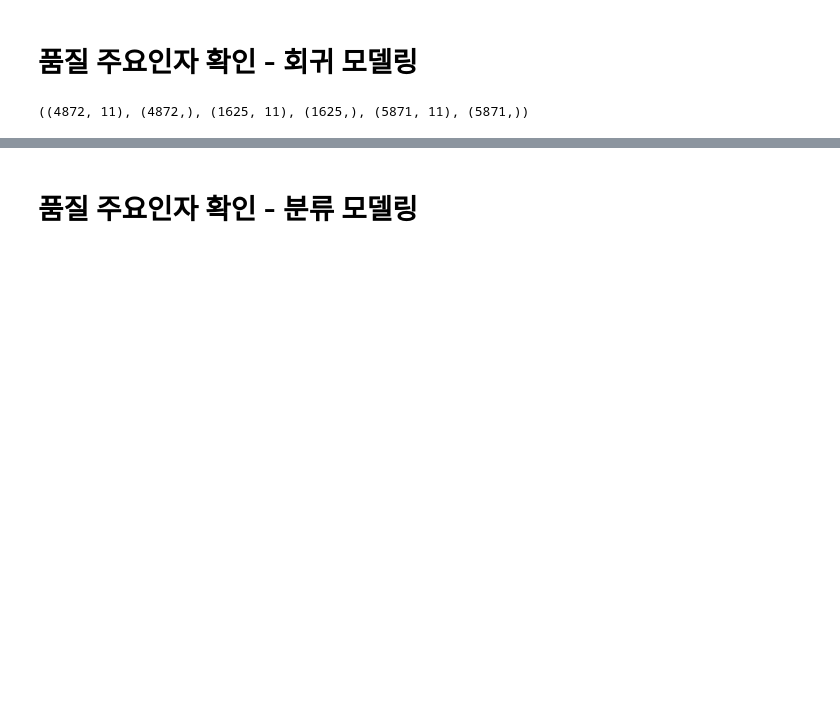
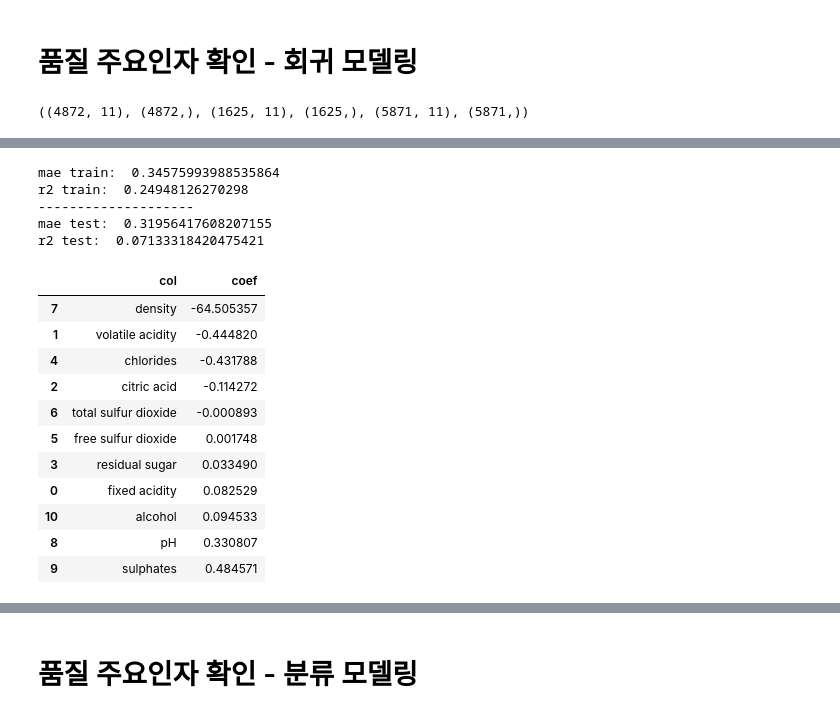
Before and after one commit to seonydg/ml-premium-wine-production-analysis, a Jupyter notebook: premium-wine-production-analysis-1.ipynb, the cells around one changed output, grey strips where cells are left out. Cells and saved outputs as stored; diff of their text form; code cells hidden in the pictures; blank space fills up the shorter version.

```diff
--- a/premium-wine-production-analysis-1.ipynb
+++ b/premium-wine-production-analysis-1.ipynb
@@ -199,0 +268,40 @@ train_x.shape, train_y.shape, test_x.shape, test_y.shape, o_Train_X.shape, o_Tra
+# %%
+lr = LR()
+lr.fit(o_Train_X, o_Train_Y)
+
+pred_train = lr.predict(o_Train_X)
+pred_test = lr.predict(test_x)
+
+mae_train = mean_absolute_error(o_Train_Y, pred_train)
+r2_train = r2_score(o_Train_Y, pred_train)
+
+mae_test = mean_absolute_error(test_y, pred_test)
+r2_test = r2_score(test_y, pred_test)
+
+print(f'mae train: ', mae_train)
+print('r2 train: ', r2_train)
+print('-'*20)
+print('mae test: ', mae_test)
+print('r2 test: ', r2_test)
+# %% [output]
+mae train:  0.34575993988535864
+r2 train:  0.24948126270298
+--------------------
+mae test:  0.31956417608207155
+r2 test:  0.07133318420475421
+# %%
+df_coef = pd.DataFrame({'col':X.columns, 'coef':lr.coef_}).reset_index(drop=True)
+df_coef.sort_values('coef')
+# %% [output]
+|  | col | coef |
+| 7 | density | -64.505357 |
+| 1 | volatile acidity | -0.444820 |
+| 4 | chlorides | -0.431788 |
+| 2 | citric acid | -0.114272 |
+| 6 | total sulfur dioxide | -0.000893 |
+| 5 | free sulfur dioxide | 0.001748 |
+| 3 | residual sugar | 0.033490 |
+| 0 | fixed acidity | 0.082529 |
+| 10 | alcohol | 0.094533 |
+| 8 | pH | 0.330807 |
+| 9 | sulphates | 0.484571 |
```
Also changed, not shown: parts of 8 cells of this notebook.
